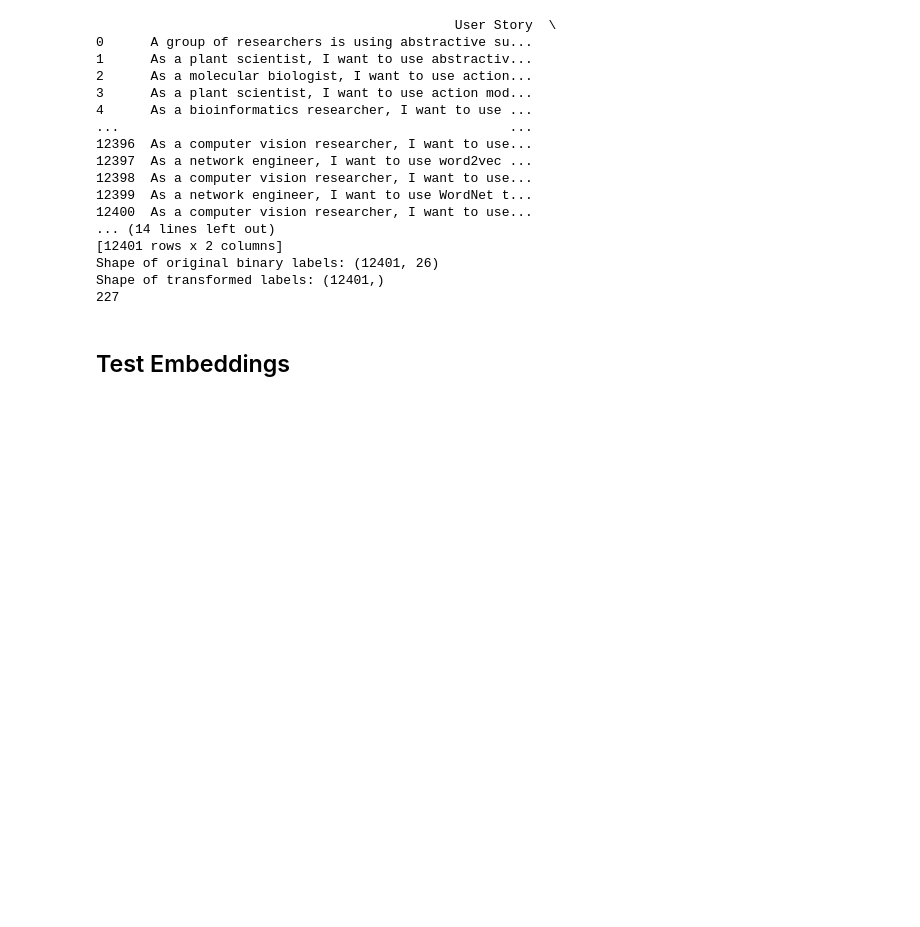
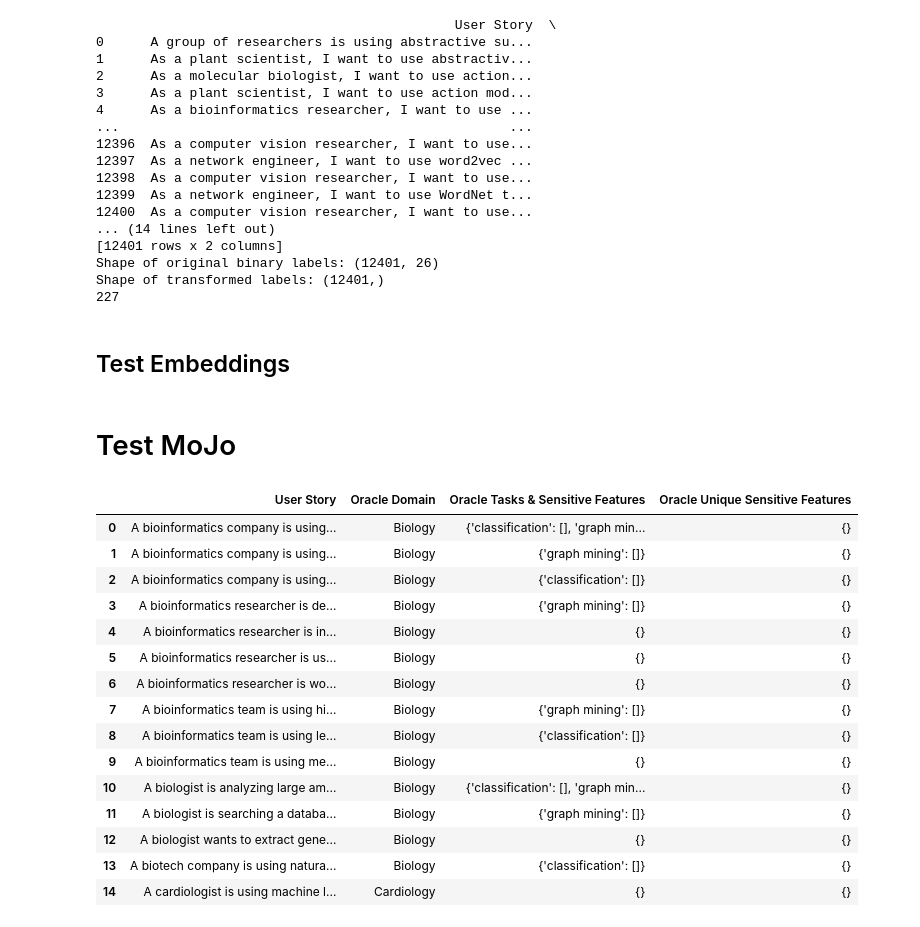
Before and after one commit to AhmedRadwan02/CanWeTrustReFAIR, a Jupyter notebook: PlayGround.ipynb, the cells around one changed output. Drawn from its saved outputs; the diff is of its cells as text; code cells hidden in the pictures; blank space fills up the shorter version.

```diff
--- a/PlayGround.ipynb
+++ b/PlayGround.ipynb
@@ -275,3 +275,31 @@ best_model, performance_df = classifier.train_ml_models(X_train, y_train, X_test
 print("Best Model:", best_model)
 print("\nAll Models Performance:")
 print(performance_df)
+# %% [markdown]
+# Test MoJo
+# %%
+import pandas as pd
+import pickle
+from Embeddings import Embedders_Five
+data = pd.read_excel("./Dataset/SensitiveFeaturesValidation_Data/oracle-predictions.xlsx")
+domain_task_mapping = pd.read_csv("./Dataset/domains-tasks-mapping.csv")
+domains_mapping = pd.read_csv("./Dataset/Feature_Extraction/domains-features-mapping.csv")
+tasks_mapping = pd.read_csv("./Dataset/Feature_Extraction/tasks-features-mapping.csv")
+data.head(15)
+# %% [output]
+|  | User Story | Oracle Domain | Oracle Tasks & Sensitive Features | Oracle Unique Sensitive Features |
+| 0 | A bioinformatics company is using... | Biology | {'classification': [], 'graph min... | {} |
+| 1 | A bioinformatics company is using... | Biology | {'graph mining': []} | {} |
+| 2 | A bioinformatics company is using... | Biology | {'classification': []} | {} |
+| 3 | A bioinformatics researcher is de... | Biology | {'graph mining': []} | {} |
+| 4 | A bioinformatics researcher is in... | Biology | {} | {} |
+| 5 | A bioinformatics researcher is us... | Biology | {} | {} |
+| 6 | A bioinformatics researcher is wo... | Biology | {} | {} |
+| 7 | A bioinformatics team is using hi... | Biology | {'graph mining': []} | {} |
+| 8 | A bioinformatics team is using le... | Biology | {'classification': []} | {} |
+| 9 | A bioinformatics team is using me... | Biology | {} | {} |
+| 10 | A biologist is analyzing large am... | Biology | {'classification': [], 'graph min... | {} |
+| 11 | A biologist is searching a databa... | Biology | {'graph mining': []} | {} |
+| 12 | A biologist wants to extract gene... | Biology | {} | {} |
+| 13 | A biotech company is using natura... | Biology | {'classification': []} | {} |
+| 14 | A cardiologist is using machine l... | Cardiology | {} | {} |
```
Also changed, not shown: parts of 4 cells of this notebook, 7 other files.
